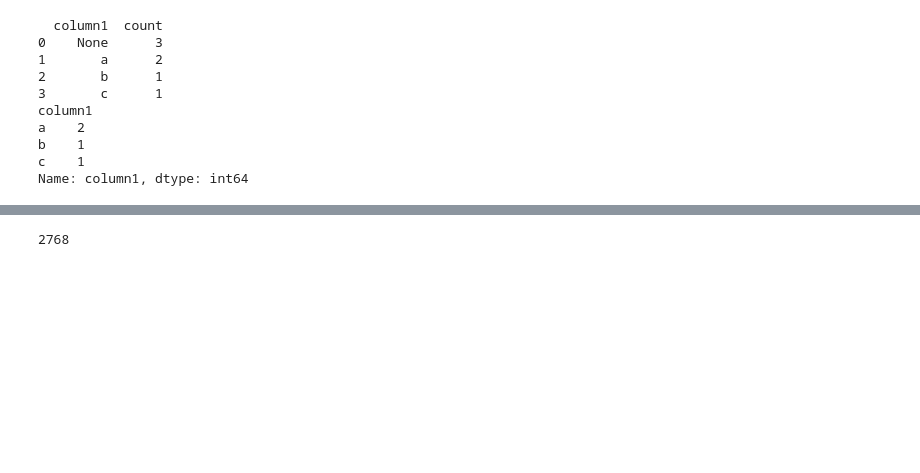
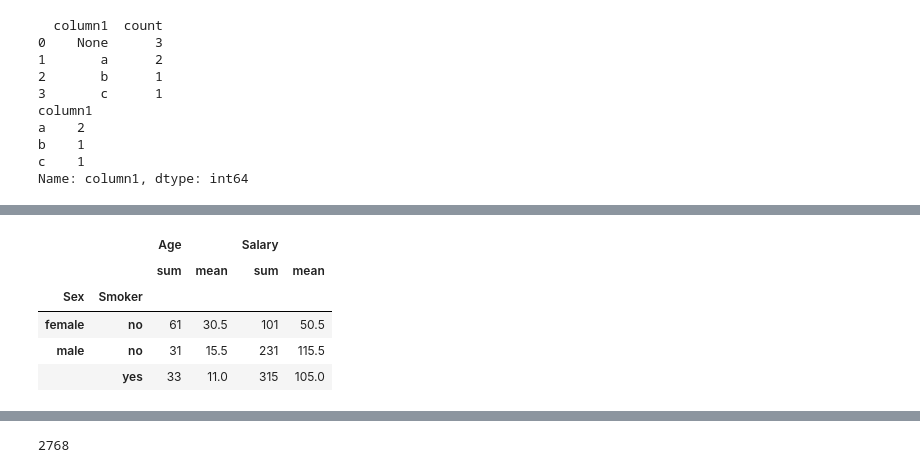
Before and after one commit to EvgeniiZorin/Handbook_Statistics-Probability-and-ML, a Jupyter notebook: _Pandas.ipynb, the cells around one changed output, grey strips where cells are left out. Cells and saved outputs as stored; diff of their text form; code cells hidden in the pictures; blank space fills up the shorter version.

```diff
--- a/_Pandas.ipynb
+++ b/_Pandas.ipynb
@@ -939,0 +924,9 @@ Name: column1, dtype: int64
+# %%
+df.groupby(by=['Sex', 'Smoker'])[['Age', 'Salary']].agg(['sum', 'mean'])
+# %% [output]
+|  |  | Age |  | Salary |  |
+|  |  | sum | mean | sum | mean |
+| Sex | Smoker |  |  |  |  |
+| female | no | 61 | 30.5 | 101 | 50.5 |
+| male | no | 31 | 15.5 | 231 | 115.5 |
+|  | yes | 33 | 11.0 | 315 | 105.0 |
```
Also changed, not shown: parts of 32 cells of this notebook, 1 other file.
